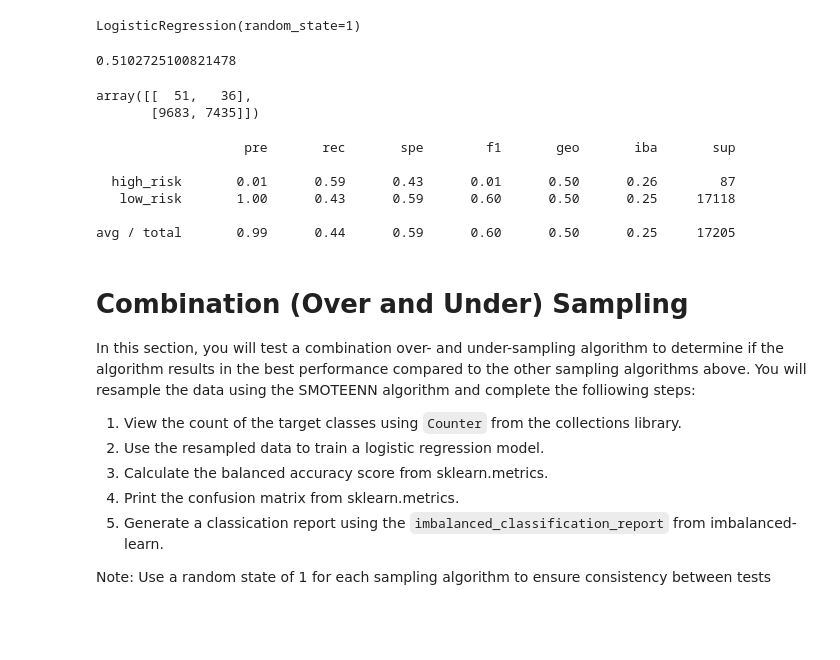
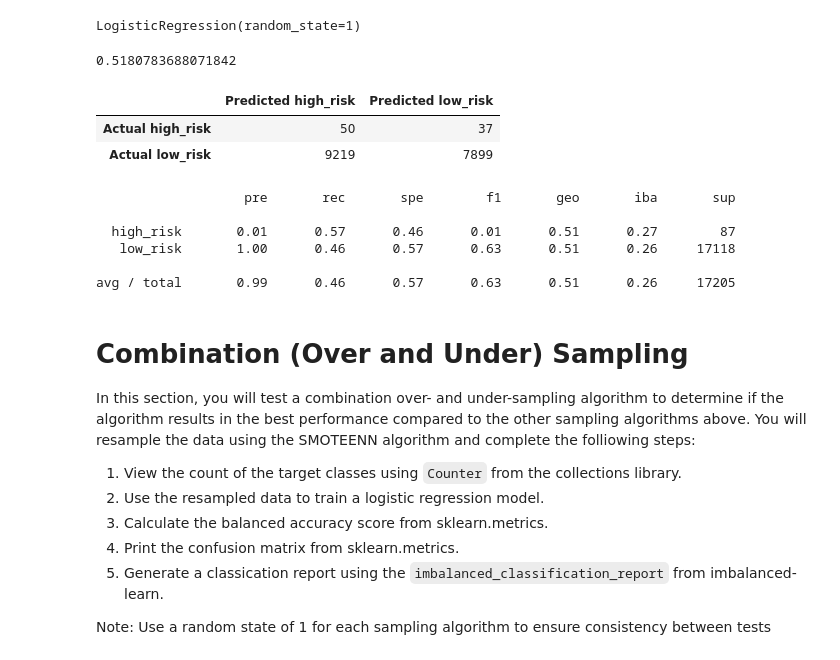
Before and after one commit to jjcode-databootcamp/Credit_Risk_Analysis, a Jupyter notebook: credit_risk_resampling.ipynb, the cells around one changed output. Drawn from its saved outputs; the diff is of its cells as text; code cells hidden in the pictures; blank space fills up the shorter version.

```diff
--- a/credit_risk_resampling.ipynb
+++ b/credit_risk_resampling.ipynb
@@ -249,29 +274,39 @@ LogisticRegression(random_state=1)
 # Calculated the balanced accuracy score
 
 # Define new "predictions" variable specifying Cluster oversampling model
-predictions = cluster_oversampling_model.predict(X_test)
+y_prediction_3 = cluster_oversampling_model.predict(X_test)
 
-balanced_accuracy_score(y_test, predictions)
+balanced_accuracy_score(y_test, y_prediction_3)
 # %% [output]
-0.5102725100821478
+0.5180783688071842
-# %%
-# Display the confusion matrix
-
-confusion_matrix(y_test, predictions)
-# %% [output]
-array([[  51,   36],
-       [9683, 7435]])
+# %%
+# Display the confusion matrix
+
+# Calculate confusion matrix
+cm_undersampling = confusion_matrix(y_test, y_prediction_3)
+
+
+# Create confusion matrix dataframe
+cm_df_undersampling = pd.DataFrame(
+    cm_undersampling, index=["Actual high_risk", "Actual low_risk"], columns=["Predicted high_risk", "Predicted low_risk"])
+
+#display confusion matrix
+cm_df_undersampling
+# %% [output]
+|  | Predicted high_risk | Predicted low_risk |
+| Actual high_risk | 50 | 37 |
+| Actual low_risk | 9219 | 7899 |
 # %%
 # Print the imbalanced classification report
 
-print(classification_report_imbalanced(y_test, predictions))
+print(classification_report_imbalanced(y_test, y_prediction_3))
 # %% [output]
                    pre       rec       spe        f1       geo       iba       sup
 
-  high_risk       0.01      0.59      0.43      0.01      0.50      0.26        87
-   low_risk       1.00      0.43      0.59      0.60      0.50      0.25     17118
+  high_risk       0.01      0.57      0.46      0.01      0.51      0.27        87
+   low_risk       1.00      0.46      0.57      0.63      0.51      0.26     17118
 
-avg / total       0.99      0.44      0.59      0.60      0.50      0.25     17205
+avg / total       0.99      0.46      0.57      0.63      0.51      0.26     17205
 # %% [markdown]
 # Combination (Over and Under) Sampling
 
```
Also changed, not shown: parts of 17 cells of this notebook, 1 other file.
